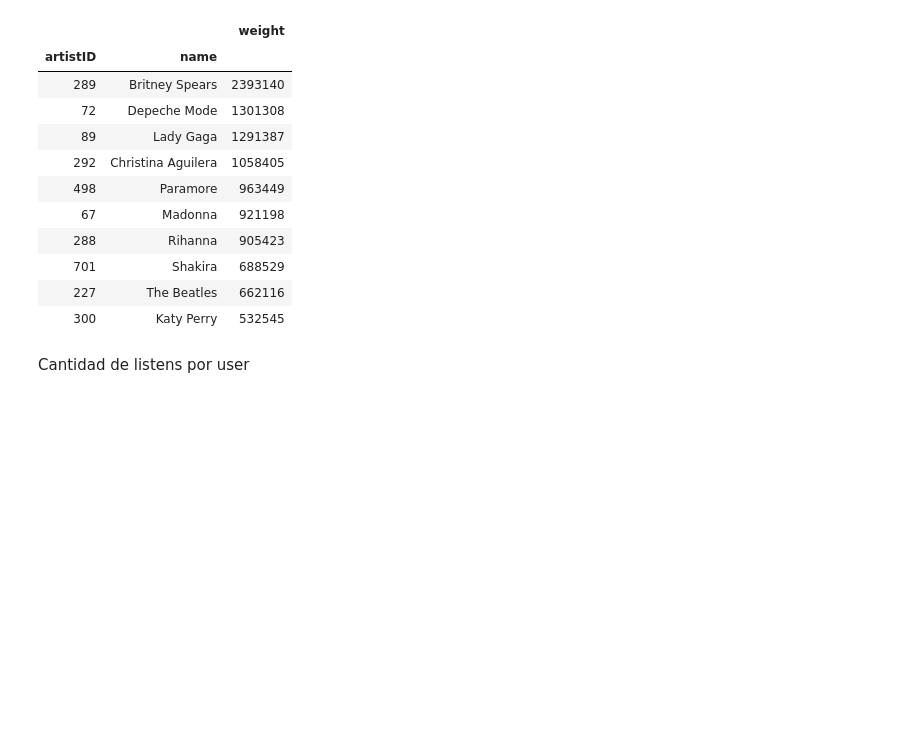
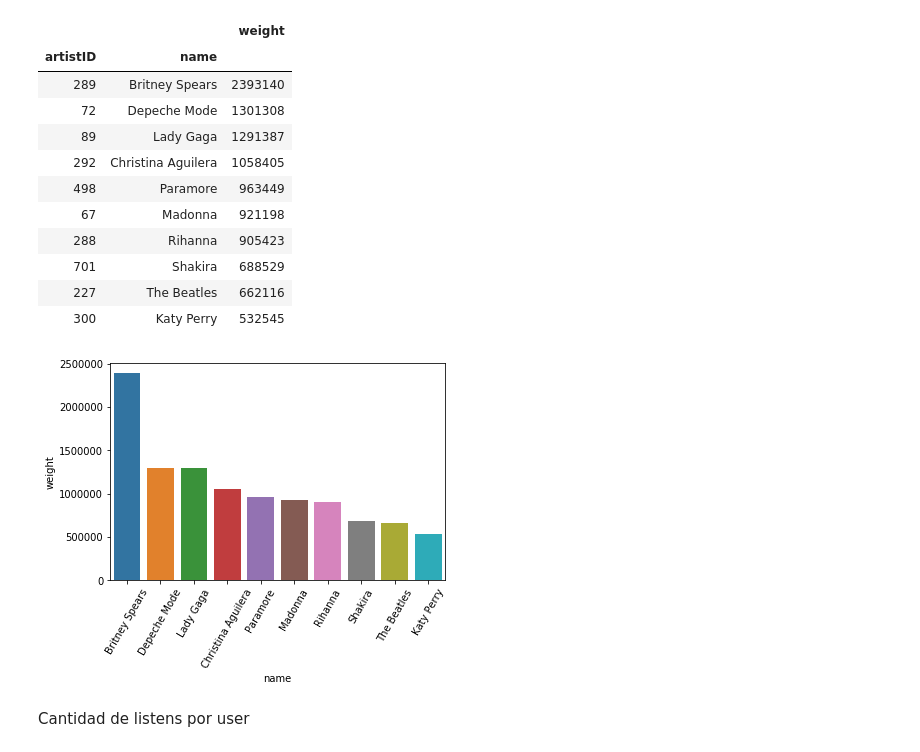
Before and after one commit to mnuclle/DiploDatos, a Jupyter notebook: 07 - Sistemas de Recomendación/SistemasDeRecomendacion-master/practico_1.ipynb, the cells around one changed output. Saved outputs shown, nothing was run; the diff lists cells and outputs as text; code cells hidden in the pictures; blank space fills up the shorter version.

```diff
--- a/07 - Sistemas de Recomendación/SistemasDeRecomendacion-master/practico_1.ipynb
+++ b/07 - Sistemas de Recomendación/SistemasDeRecomendacion-master/practico_1.ipynb
@@ -84,6 +126,14 @@ df_top10_artist.head(10)
 | 701 | Shakira | 688529 |
 | 227 | The Beatles | 662116 |
 | 300 | Katy Perry | 532545 |
+# %%
+top10_artist_plot = df_top10_artist.head(10).reset_index().drop(columns=['artistID'])
+
+sns.barplot(x="name", y="weight", data=top10_artist_plot)
+plt.xticks(rotation=60)
+plt.show()
+# %% [output]
+[figure, added]
 # %% [markdown]
 Cantidad de listens por user
 # %%
```
Also changed, not shown: parts of 32 cells of this notebook.
